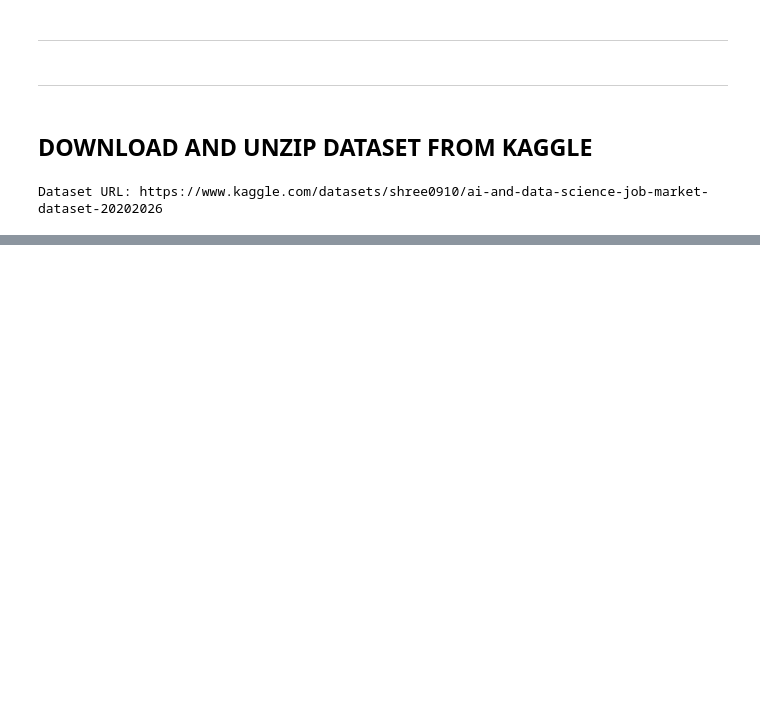
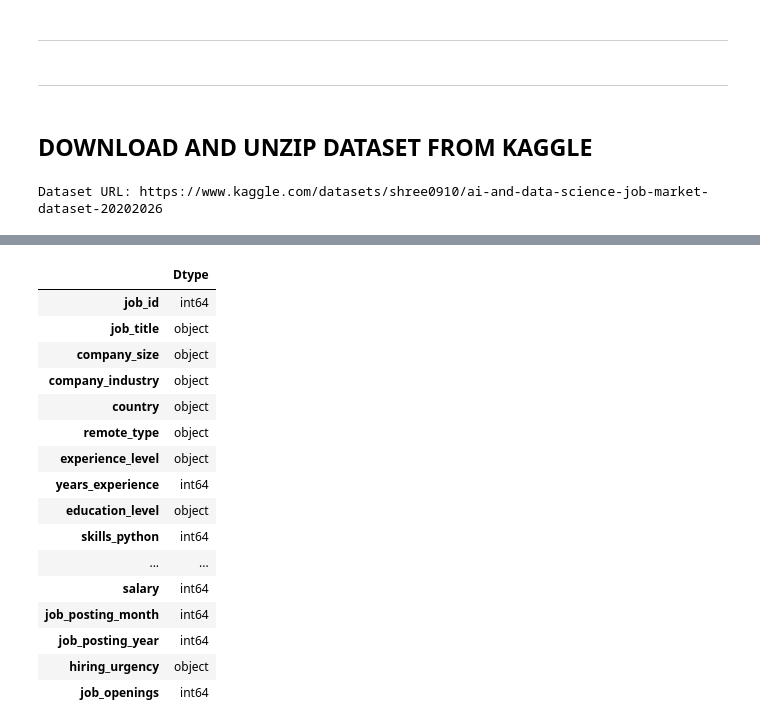
Before and after one commit to wanderduck/CERT-x466-003, a Jupyter notebook: CERT-x466-003_MAIN.ipynb, the cells around one changed output, grey strips where cells are left out. Saved outputs shown, nothing was run; the diff lists cells and outputs as text; code cells hidden in the pictures; blank space fills up the shorter version.

```diff
--- a/CERT-x466-003_MAIN.ipynb
+++ b/CERT-x466-003_MAIN.ipynb
@@ -22,0 +75,20 @@ Dataset URL: https://www.kaggle.com/datasets/shree0910/ai-and-data-science-job-m
+# %%
+dtypes_df
+# %% [output]
+|  | Dtype |
+| job_id | int64 |
+| job_title | object |
+| company_size | object |
+| company_industry | object |
+| country | object |
+| remote_type | object |
+| experience_level | object |
+| years_experience | int64 |
+| education_level | object |
+| skills_python | int64 |
+| ... | ... |
+| salary | int64 |
+| job_posting_month | int64 |
+| job_posting_year | int64 |
+| hiring_urgency | object |
+| job_openings | int64 |
```
Also changed, not shown: parts of 15 cells of this notebook, 11 other files.
